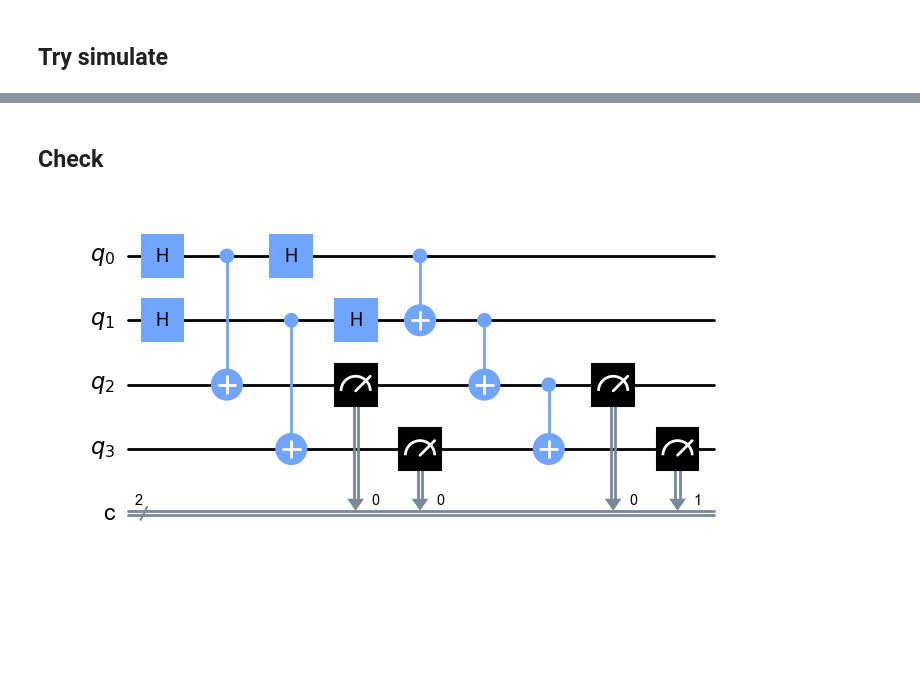
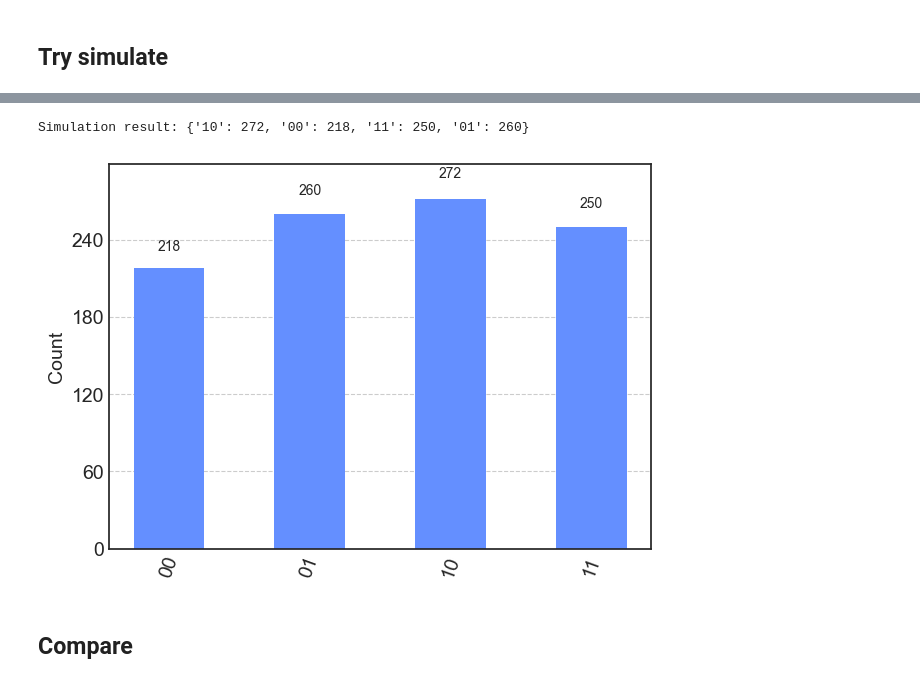
Before and after one commit to hoolheart/scout, a Jupyter notebook: notebooks/02-quantum-computing/03-hybrid-circuit.ipynb, the cells around one changed output, grey strips where cells are left out. Saved outputs shown, nothing was run; the diff lists cells and outputs as text; code cells hidden in the pictures; blank space fills up the shorter version.

```diff
--- a/notebooks/02-quantum-computing/03-hybrid-circuit.ipynb
+++ b/notebooks/02-quantum-computing/03-hybrid-circuit.ipynb
@@ -91,33 +129,11 @@ Simulation result: {'00': 355, '10': 246, '01': 266, '11': 133}
+# %%
+transpiled1 = qiskit.transpile(circ1, backend)
+job1 = backend.run(transpiled1, shots=1000)
+rst1 = job1.result()
+print(f'Simulation result: {rst1.get_counts()}')
+qiskit.visualization.plot_histogram(rst1.get_counts())
+# %% [output]
+Simulation result: {'10': 272, '00': 218, '11': 250, '01': 260}
+[figure, added]
 # %% [markdown]
-## Check
+## Compare
-# %%
-qasm1 = """
-OPENQASM 2.0;
-include "qelib1.inc";
-
-qreg q[4];
-creg c[2];
-
-h q[0];
-h q[1];
-
-cx q[0], q[2];
-cx q[1], q[3];
-
-measure q[2] -> c[0];
-h q[0];
-
-measure q[3] -> c[0];
-h q[1];
-
-cx q[0], q[1];
-cx q[1], q[2];
-cx q[2], q[3];
-
-measure q[2] -> c[0];
-measure q[3] -> c[1];
-"""
-circ1 = qiskit.QuantumCircuit.from_qasm_str(qasm1)
-circ1.draw()
-# %% [output]
-[figure, removed]
```
Also changed, not shown: parts of 8 cells of this notebook.
